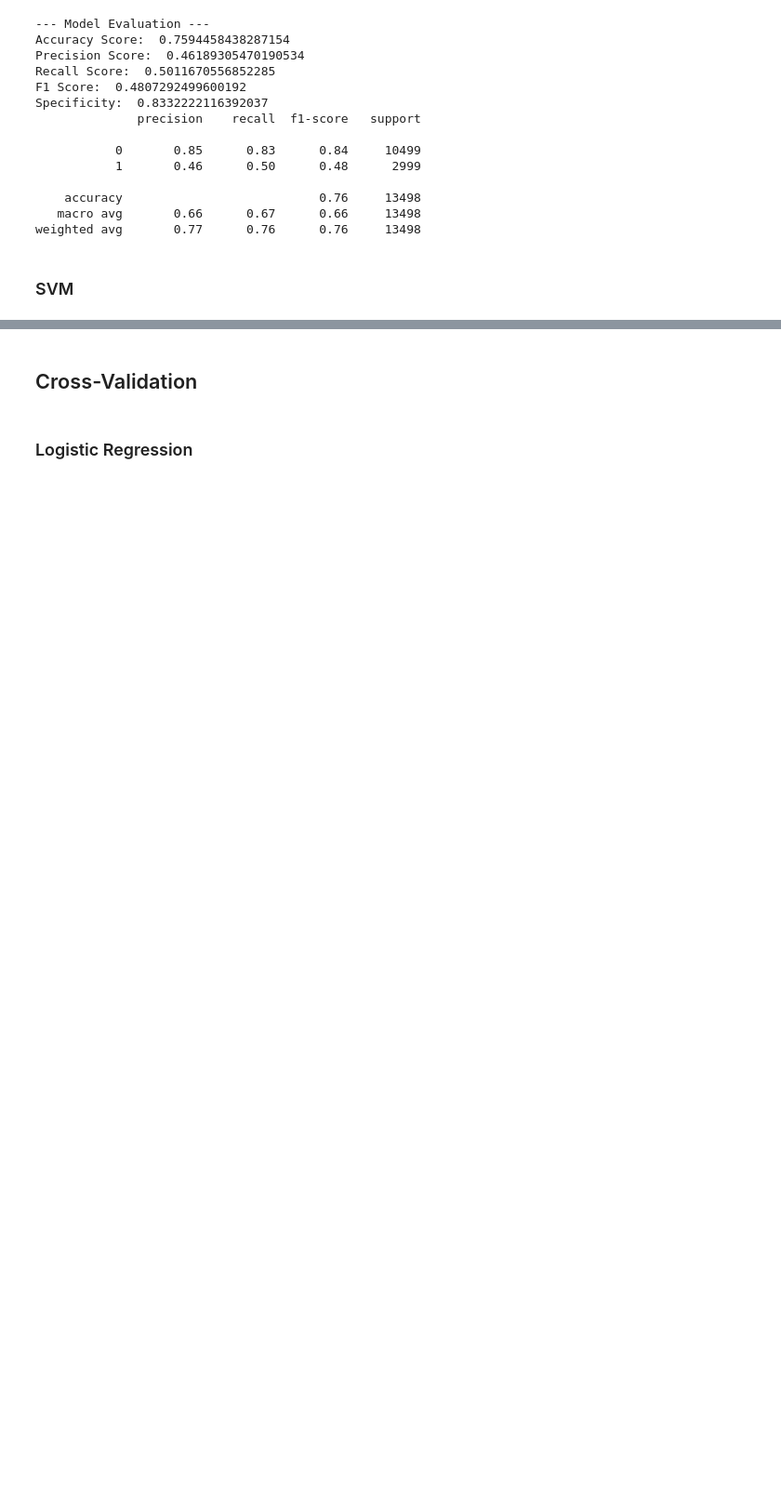
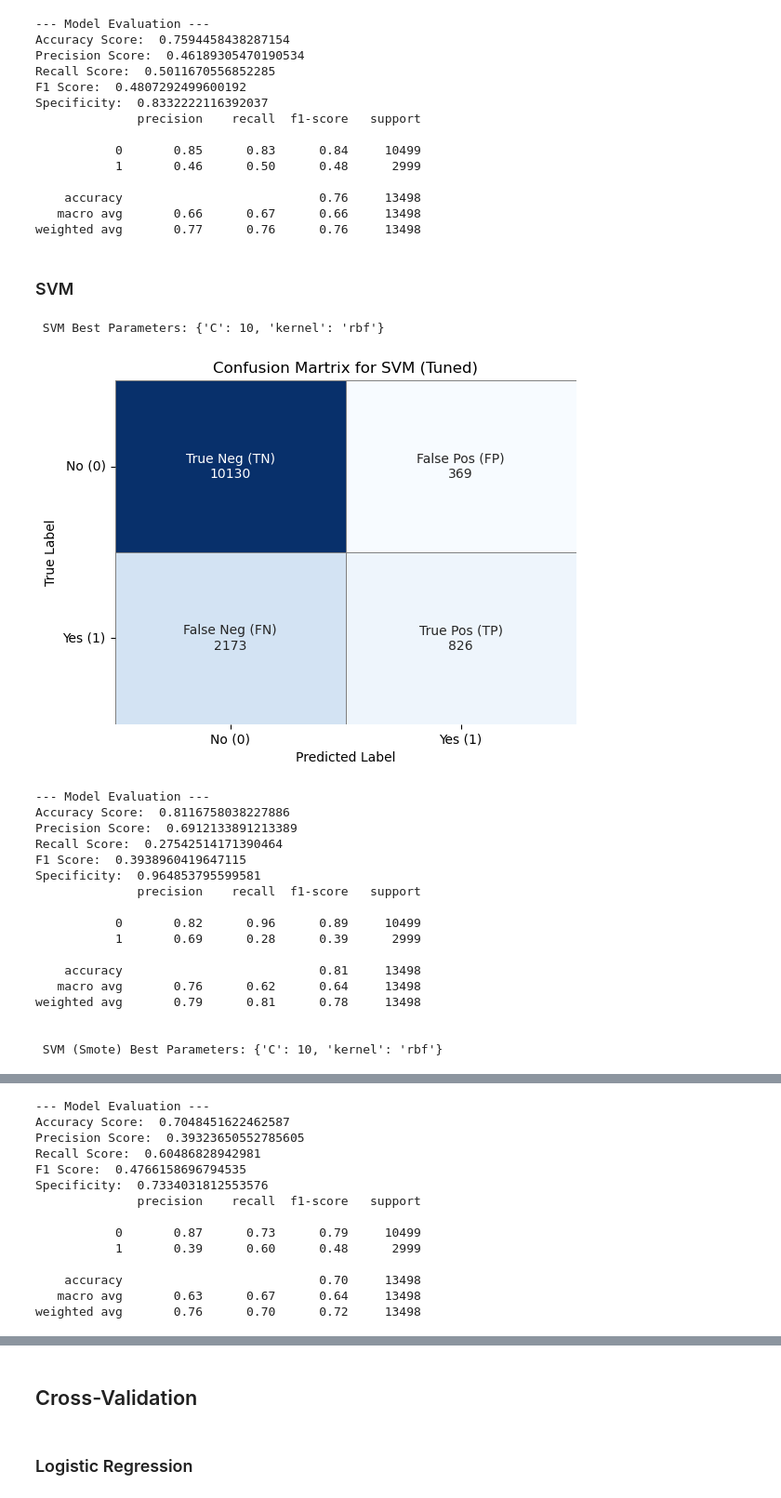
Before and after one commit to jb705249/SJU_DSS_740_Final_Project, a Jupyter notebook: Scr/all_models.ipynb, the cells around one changed output, grey strips where cells are left out. Shown at 93% size. Saved outputs shown, nothing was run; the diff lists cells and outputs as text; code cells hidden in the pictures; blank space fills up the shorter version.

Commit message:
Added all of the code for the models and included learning curve and output of all the confusion matrices for the best model

```diff
--- a/Scr/all_models.ipynb
+++ b/Scr/all_models.ipynb
@@ -228,20 +252,6 @@ lrBase.fit(X_train_scaled, y_train)
 # Logistic Regression - Smote Model
 lr_smote = LogisticRegression(max_iter=1000)
 lr_smote.fit(X_smote_train, y_smote_train)
-
-# --- Hyperparameter Tuning ---
-
-# Logistic Regression - Tuning
-lr_grid_search = GridSearchCV(LogisticRegression(random_state=42),
-                               param_grid=lr_param_grid, cv=5, scoring='f1', n_jobs=-1)
-lr_grid_search.fit(X_train_scaled, y_train)
-lr_best_model = lr_grid_search.best_estimator_
-
-# Logistic Regression - Tuning with SMOTE
-lr_grid_search_smote = GridSearchCV(LogisticRegression(random_state=42),
-                               param_grid=lr_param_grid, cv=5, scoring='f1', n_jobs=-1)
-lr_grid_search_smote.fit(X_smote_train, y_smote_train)
-lr_best_model_smote = lr_grid_search_smote.best_estimator_
 # %% [markdown]
 <h3> Model 2: Decision Tree </h3>
 # %%
@@ -539,3 +549,55 @@ Specificity:  0.8332222116392037
 weighted avg       0.77      0.76      0.76     13498
 # %% [markdown]
 <h3> SVM </h3>
+# %%
+# ---- SVM - Tuning ----
+svm_grid_search =  GridSearchCV(SVC(random_state=42),
+                               param_grid=svm_param_grid, cv=5, scoring='f1', n_jobs=-1)
+svm_grid_search.fit(X_train_scaled, y_train)
+
+# Print out the best parameters
+print("\n SVM Best Parameters:", svm_grid_search.best_params_)
+svm_best_model = svm_grid_search.best_estimator_
+
+# Generate the predictions
+svm_tuned_pred = svm_best_model.predict(X_test_scaled)
+
+# Evaluate the model
+print(cm(svm_tuned_pred, y_test, 'SVM', tuned=True))
+
+# ---- SVM - Tuning with smote ----
+# Create GridSearchCV
+svm_grid_search_smote =  GridSearchCV(SVC(random_state=42),
+                               param_grid=svm_param_grid, cv=5, scoring='f1', n_jobs=-1)
+svm_grid_search_smote.fit(X_smote_train, y_smote_train)
+
+#Print out the best parameters
+print("\n SVM (Smote) Best Parameters:", svm_grid_search_smote.best_params_)
+
+svm_best_model_smote = svm_grid_search_smote.best_estimator_
+
+# Generate the predictions
+svm_tuned_smote_pred = svm_best_model_smote.predict(X_smote_test)
+
+#Evaluate the model
+print(cm(svm_tuned_smote_pred, y_smote_test, 'SVM', tuned=True, smote=True))
+# %% [output]
+ SVM Best Parameters: {'C': 10, 'kernel': 'rbf'}
+[figure, added]
+--- Model Evaluation ---
+Accuracy Score:  0.8116758038227886
+Precision Score:  0.6912133891213389
+Recall Score:  0.27542514171390464
+F1 Score:  0.3938960419647115
+Specificity:  0.964853795599581
+              precision    recall  f1-score   support
+
+           0       0.82      0.96      0.89     10499
+           1       0.69      0.28      0.39      2999
+
+    accuracy                           0.81     13498
+   macro avg       0.76      0.62      0.64     13498
+weighted avg       0.79      0.81      0.78     13498
+
+
+ SVM (Smote) Best Parameters: {'C': 10, 'kernel': 'rbf'}
@@ -541,0 +605,14 @@ weighted avg       0.77      0.76      0.76     13498
+--- Model Evaluation ---
+Accuracy Score:  0.7048451622462587
+Precision Score:  0.39323650552785605
+Recall Score:  0.60486828942981
+F1 Score:  0.4766158696794535
+Specificity:  0.7334031812553576
+              precision    recall  f1-score   support
+
+           0       0.87      0.73      0.79     10499
+           1       0.39      0.60      0.48      2999
+
+    accuracy                           0.70     13498
+   macro avg       0.63      0.67      0.64     13498
+weighted avg       0.76      0.70      0.72     13498
```
Also changed, not shown: parts of 11 cells of this notebook.
